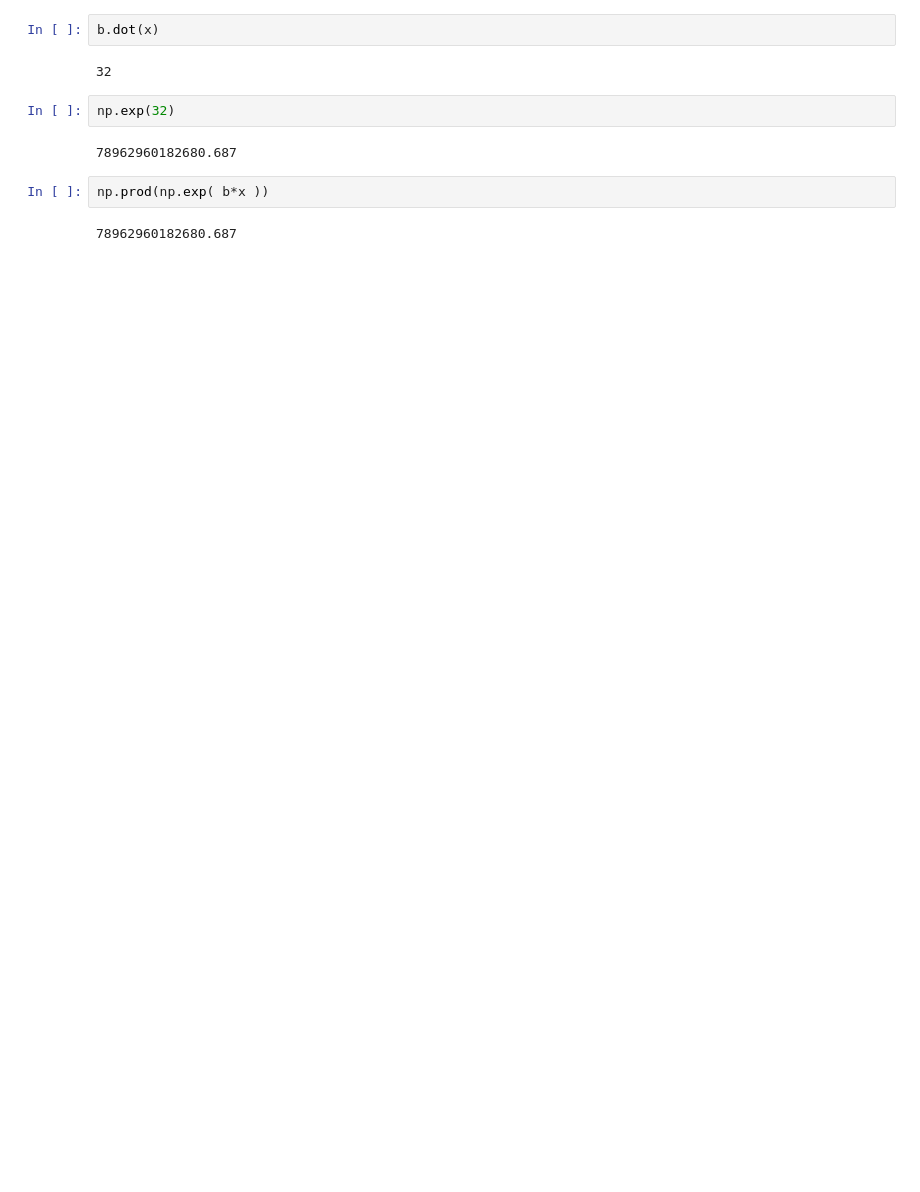
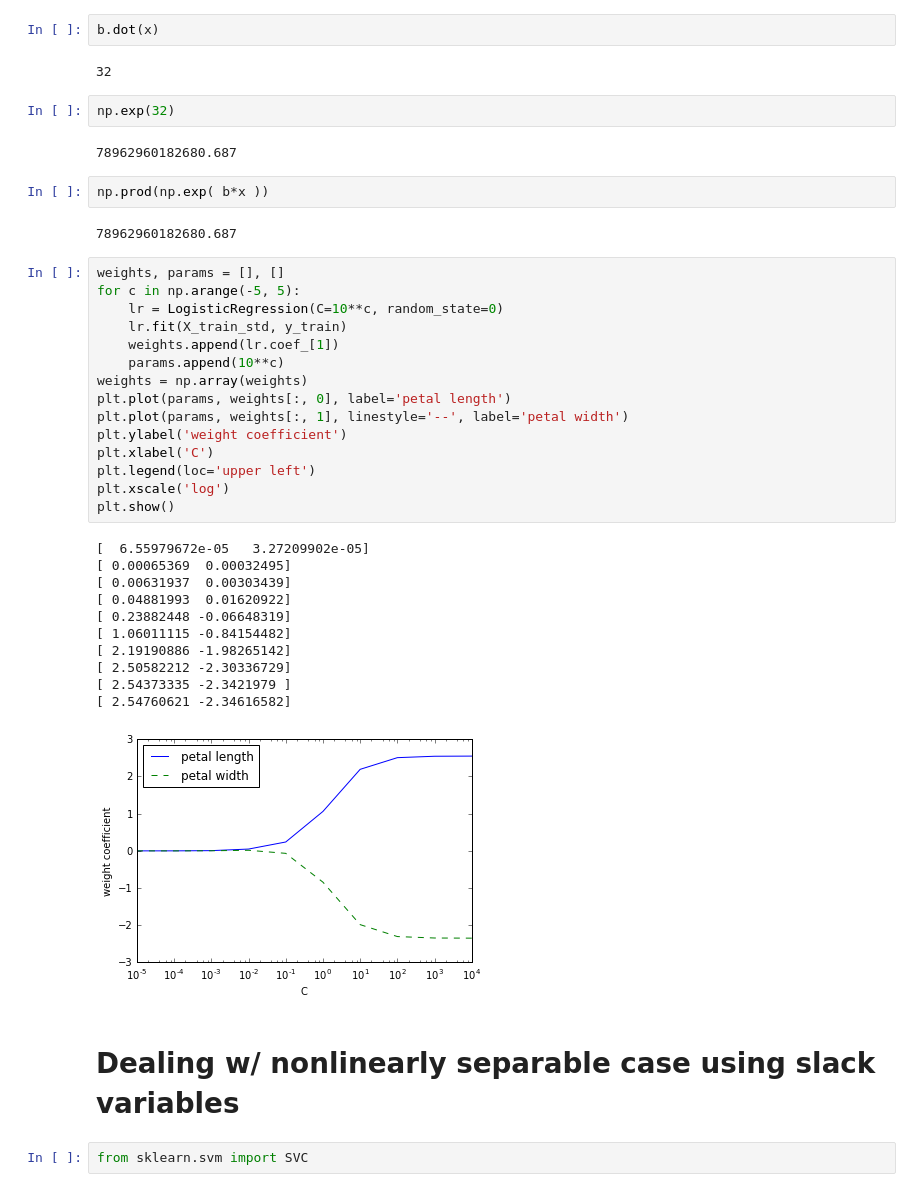
Before and after one commit to NekuSakuraba/pml_book, a Jupyter notebook: Ch03/01.ipynb, the cells around one changed output. Drawn from its saved outputs; the diff is of its cells as text; blank space fills up the shorter version.

```diff
--- a/Ch03/01.ipynb
+++ b/Ch03/01.ipynb
@@ -169,3 +167,34 @@ np.exp(32)
 np.prod(np.exp( b*x ))
 # %% [output]
 78962960182680.687
+# %%
+weights, params = [], []
+for c in np.arange(-5, 5):
+    lr = LogisticRegression(C=10**c, random_state=0)
+    lr.fit(X_train_std, y_train)
+    weights.append(lr.coef_[1])
+    params.append(10**c)
+weights = np.array(weights)
+plt.plot(params, weights[:, 0], label='petal length')
+plt.plot(params, weights[:, 1], linestyle='--', label='petal width')
+plt.ylabel('weight coefficient')
+plt.xlabel('C')
+plt.legend(loc='upper left')
+plt.xscale('log')
+plt.show()
+# %% [output]
+[  6.55979672e-05   3.27209902e-05]
+[ 0.00065369  0.00032495]
+[ 0.00631937  0.00303439]
+[ 0.04881993  0.01620922]
+[ 0.23882448 -0.06648319]
+[ 1.06011115 -0.84154482]
+[ 2.19190886 -1.98265142]
+[ 2.50582212 -2.30336729]
+[ 2.54373335 -2.3421979 ]
+[ 2.54760621 -2.34616582]
+[figure, added]
+# %% [markdown]
+# Dealing w/ nonlinearly separable case using slack variables
+# %%
+from sklearn.svm import SVC
```
Also changed, not shown: parts of 2 cells of this notebook.
